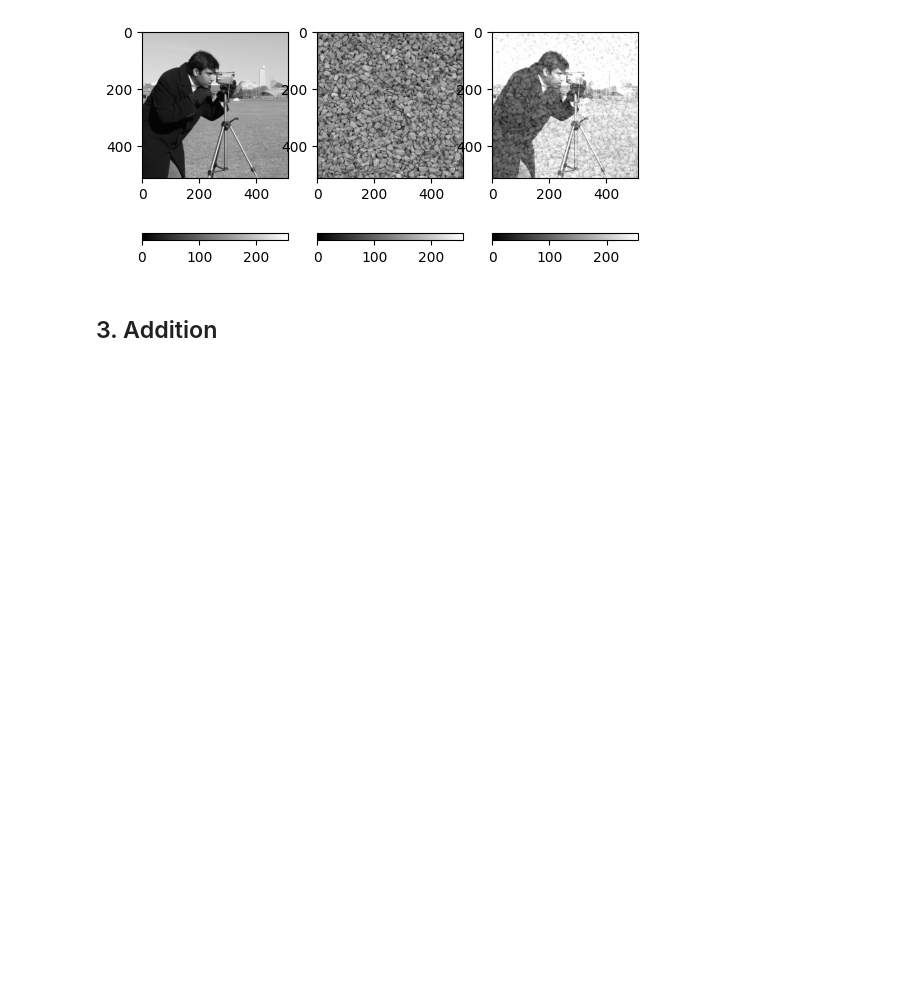
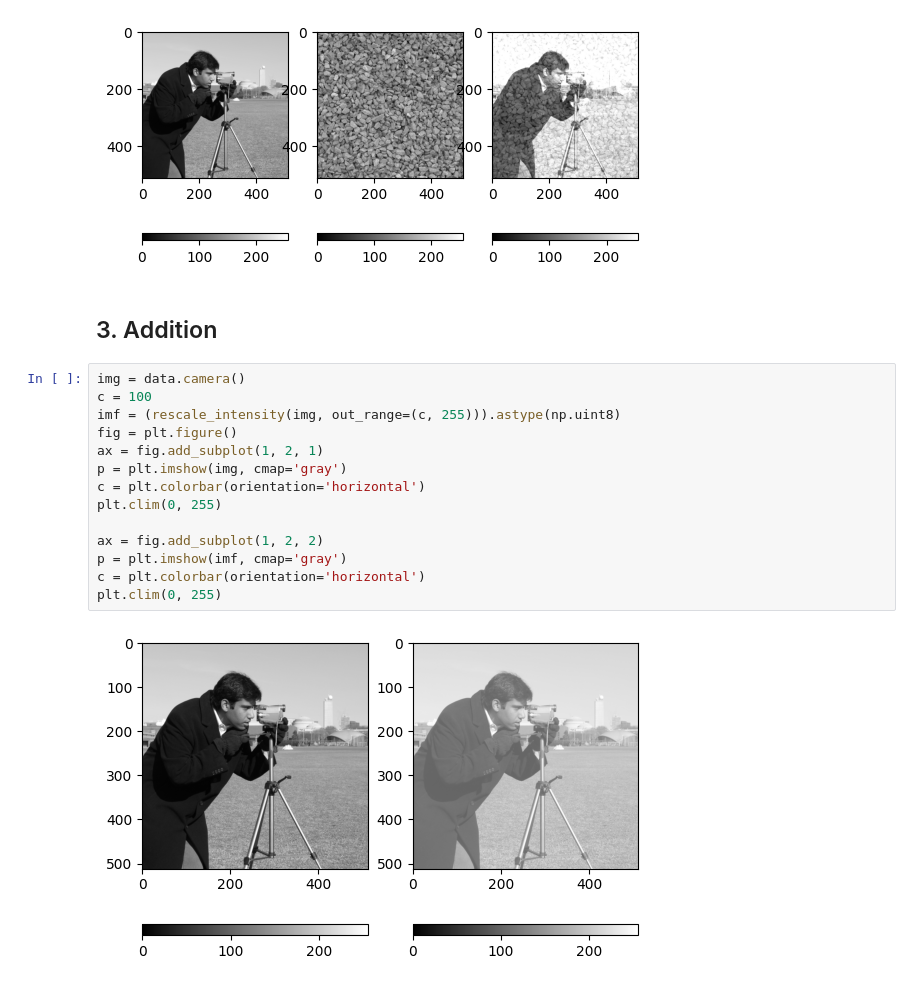
Before and after one commit to FauziThok/image-processing-csc8628, a Jupyter notebook: practical/practical_3.ipynb, the cells around one changed output. Cells and saved outputs as stored; diff of their text form; blank space fills up the shorter version.

```diff
--- a/practical/practical_3.ipynb
+++ b/practical/practical_3.ipynb
@@ -80,3 +80,19 @@ plt.clim(0, 255)
 [figure]
 # %% [markdown]
 ## 3. Addition
+# %%
+img = data.camera()
+c = 100
+imf = (rescale_intensity(img, out_range=(c, 255))).astype(np.uint8)
+fig = plt.figure()
+ax = fig.add_subplot(1, 2, 1)
+p = plt.imshow(img, cmap='gray')
+c = plt.colorbar(orientation='horizontal')
+plt.clim(0, 255)
+
+ax = fig.add_subplot(1, 2, 2)
+p = plt.imshow(imf, cmap='gray')
+c = plt.colorbar(orientation='horizontal')
+plt.clim(0, 255)
+# %% [output]
+[figure, added]
```
Also changed, not shown: parts of 19 cells of this notebook.
